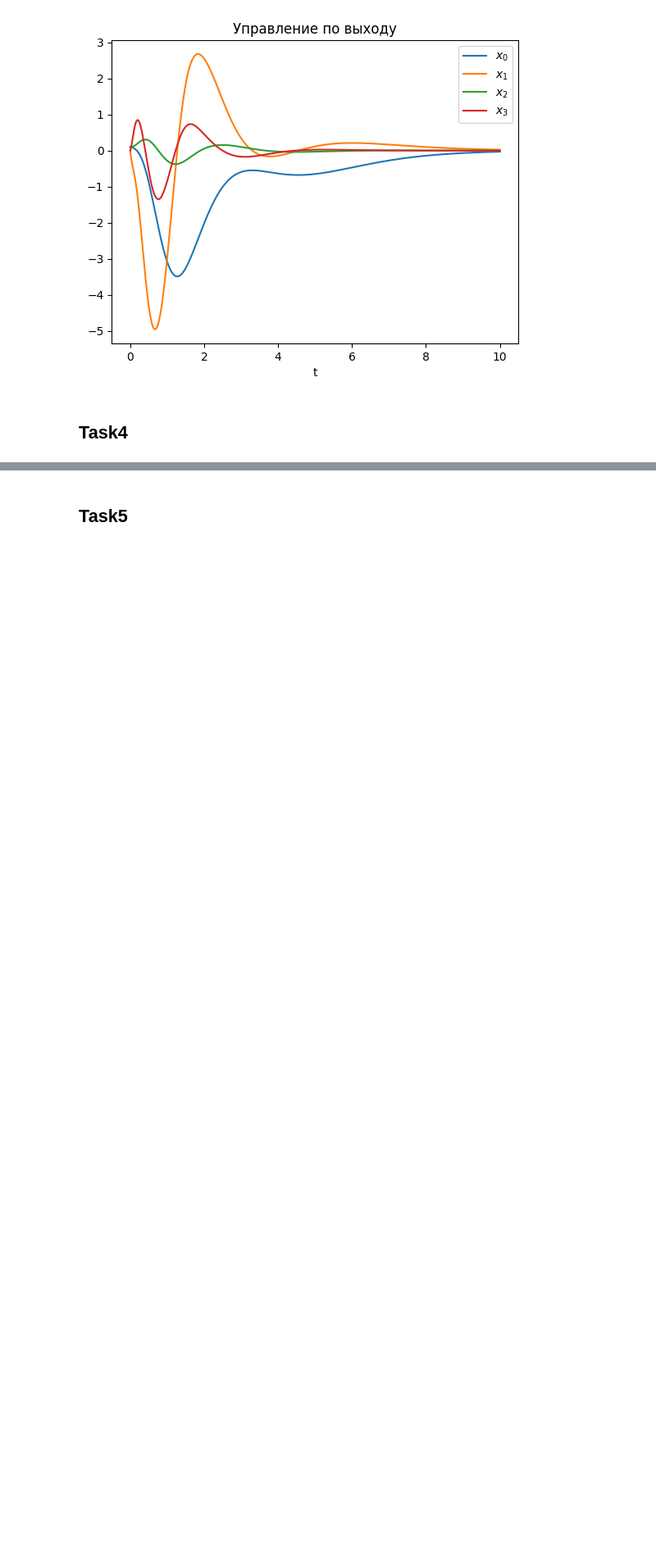
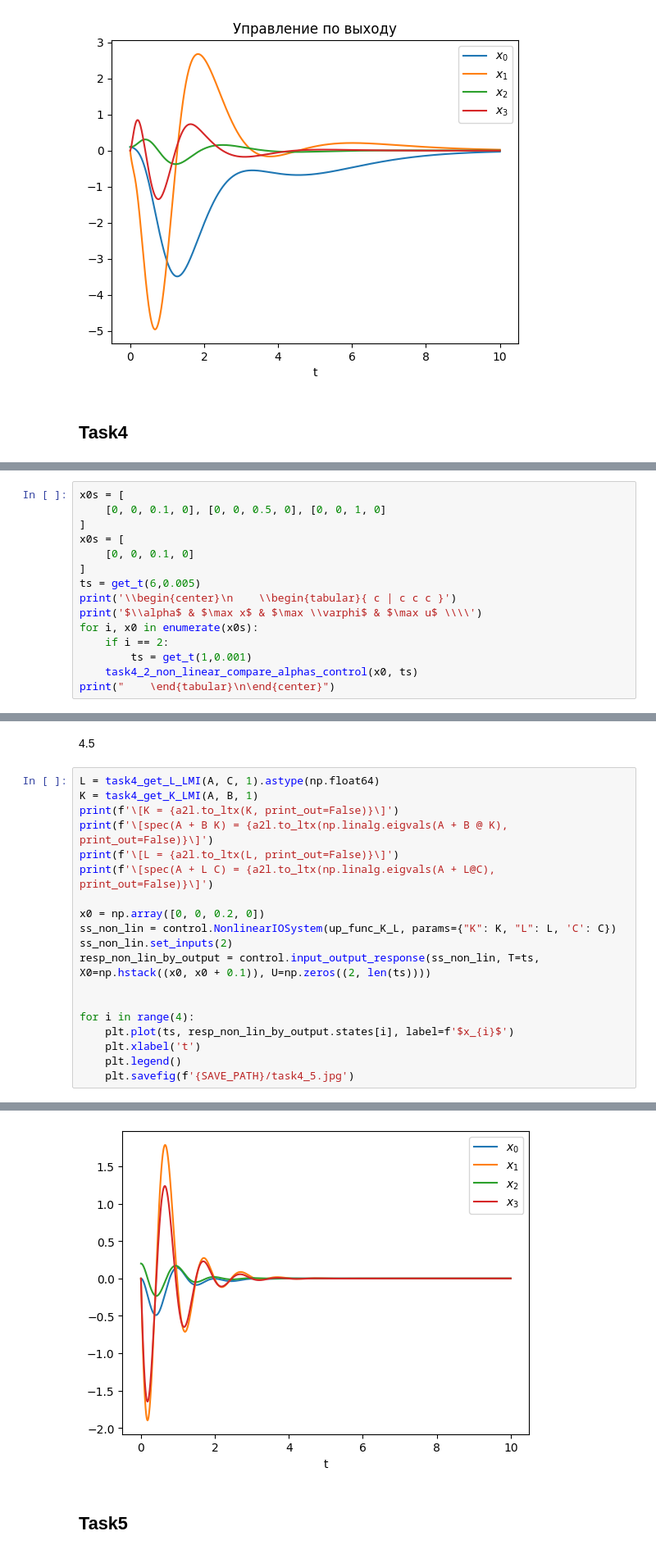
Before and after one commit to lalayants/control-theory-itmo-2023-2024, a Jupyter notebook: project/project.ipynb, the cells around one changed output, grey strips where cells are left out. Shown at 82% size. Cells and saved outputs as stored; diff of their text form; blank space fills up the shorter version.

```diff
--- a/project/project.ipynb
+++ b/project/project.ipynb
@@ -499,0 +647,15 @@ for i in range(4):
+# %%
+x0s = [
+    [0, 0, 0.1, 0], [0, 0, 0.5, 0], [0, 0, 1, 0]
+]
+x0s = [
+    [0, 0, 0.1, 0]
+]
+ts = get_t(6,0.005)
+print('\\begin{center}\n    \\begin{tabular}{ c | c c c }')
+print('$\\alpha$ & $\max x$ & $\max \\varphi$ & $\max u$ \\\\')
+for i, x0 in enumerate(x0s):
+    if i == 2:
+        ts = get_t(1,0.001)
+    task4_2_non_linear_compare_alphas_control(x0, ts)
+print("    \end{tabular}\n\end{center}")
@@ -499,0 +792,22 @@ for i in range(4):
+# %% [markdown]
+4.5
+# %%
+L = task4_get_L_LMI(A, C, 1).astype(np.float64)
+K = task4_get_K_LMI(A, B, 1)
+print(f'\[K = {a2l.to_ltx(K, print_out=False)}\]')
+print(f'\[spec(A + B K) = {a2l.to_ltx(np.linalg.eigvals(A + B @ K), print_out=False)}\]')
+print(f'\[L = {a2l.to_ltx(L, print_out=False)}\]')
+print(f'\[spec(A + L C) = {a2l.to_ltx(np.linalg.eigvals(A + L@C), print_out=False)}\]')
+
+x0 = np.array([0, 0, 0.2, 0])
+ss_non_lin = control.NonlinearIOSystem(up_func_K_L, params={"K": K, "L": L, 'C': C})
+ss_non_lin.set_inputs(2)
+resp_non_lin_by_output = control.input_output_response(ss_non_lin, T=ts, X0=np.hstack((x0, x0 + 0.1)), U=np.zeros((2, len(ts))))
+
+
+for i in range(4):
+    plt.plot(ts, resp_non_lin_by_output.states[i], label=f'$x_{i}$')
+    plt.xlabel('t')
+    plt.legend()
+    plt.savefig(f'{SAVE_PATH}/task4_5.jpg')
+# %% [output]
@@ -500,3 +829,4 @@ for i in range(4):
+[figure, added]
 # %% [markdown]
 ## Task5
 # %% [markdown]
```
Also changed, not shown: parts of 19 cells of this notebook, 5 other files.
